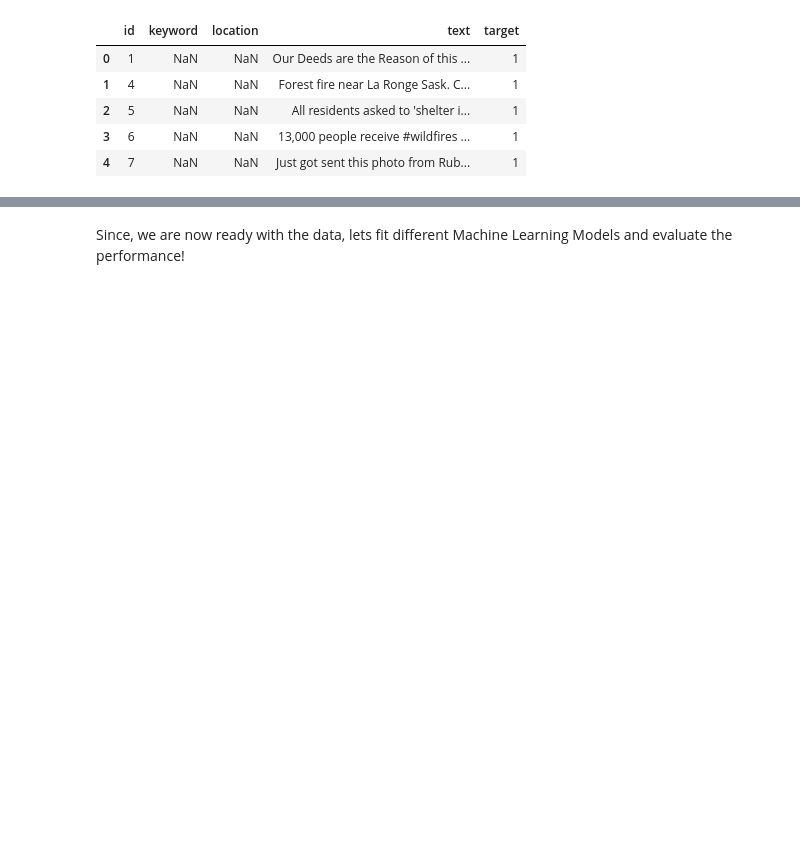
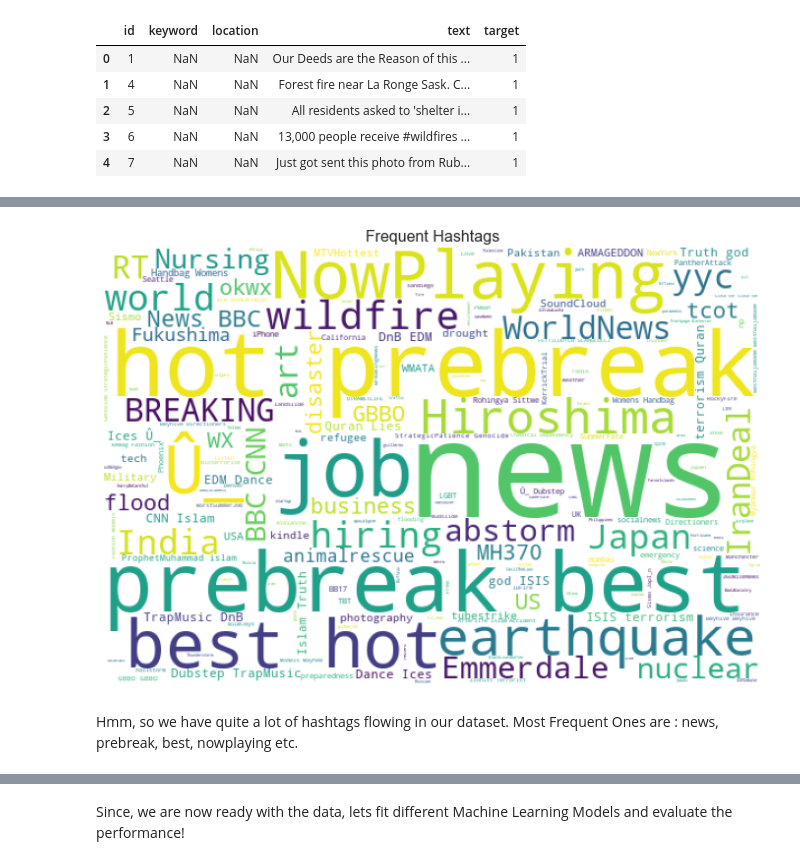
Before and after one commit to HimanshuBajpai869/Udacity-DataScientist, a Jupyter notebook: Project-4/RealOrNotDisasterTweets.ipynb, the cells around one changed output, grey strips where cells are left out. Saved outputs shown, nothing was run; the diff lists cells and outputs as text; code cells hidden in the pictures; blank space fills up the shorter version.

```diff
--- a/Project-4/RealOrNotDisasterTweets.ipynb
+++ b/Project-4/RealOrNotDisasterTweets.ipynb
@@ -23,0 +82,15 @@ training_dataset.head()
+# %%
+# We will be using word cloud to visualize the most prominent hashtags across all the tweets.
+from wordcloud import WordCloud
+import matplotlib.pyplot as plt
+fig, (ax1) = plt.subplots(1, figsize=[12, 12])
+wordcloud = WordCloud( background_color='white',
+                        width=600,
+                        height=400).generate(" ".join(training_dataset['hashtags']))
+ax1.imshow(wordcloud)
+ax1.axis('off')
+ax1.set_title('Frequent Hashtags',fontsize=16);
+# %% [output]
+[figure, added]
+# %% [markdown]
+Hmm, so we have quite a lot of hashtags flowing in our dataset. Most Frequent Ones are : news, prebreak, best, nowplaying etc.
```
Also changed, not shown: parts of 55 cells of this notebook, 2 other files.
